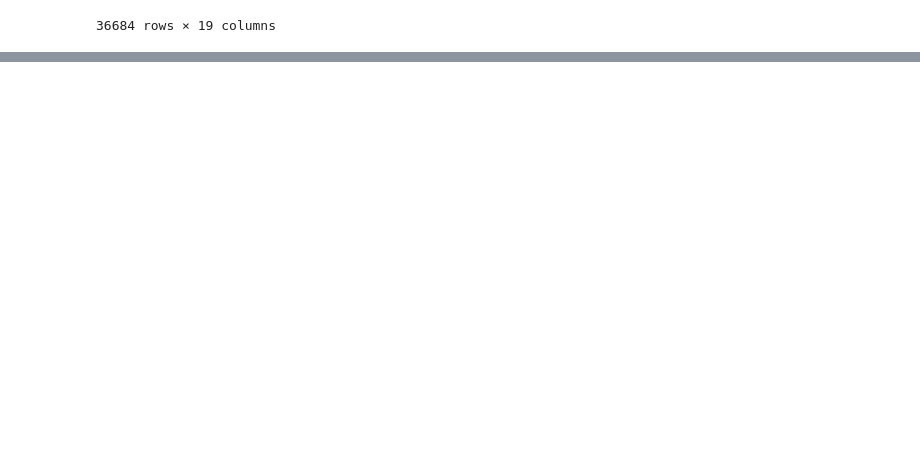
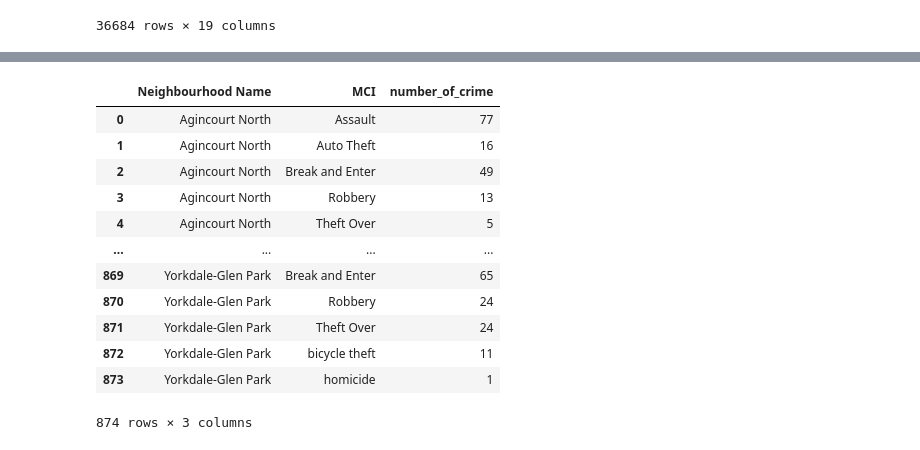
Before and after one commit to neha-nayeem/Project-2, a Jupyter notebook: Data Cleaning.ipynb, the cells around one changed output, grey strips where cells are left out. Saved outputs shown, nothing was run; the diff lists cells and outputs as text; code cells hidden in the pictures; blank space fills up the shorter version.

Commit message:
Update the data cleaning and data output

```diff
--- a/Data Cleaning.ipynb
+++ b/Data Cleaning.ipynb
@@ -217,0 +243,18 @@ merged_df.to_csv("Data Output/neighbourhood_crime_2016.csv",index=False)
+# %%
+new_data="Data-Output/number_of_crime_2016.csv"
+new_df = pd.read_csv(new_data)
+new_df
+# %% [output]
+|  | Neighbourhood Name | MCI | number_of_crime |
+| 0 | Agincourt North | Assault | 77 |
+| 1 | Agincourt North | Auto Theft | 16 |
+| 2 | Agincourt North | Break and Enter | 49 |
+| 3 | Agincourt North | Robbery | 13 |
+| 4 | Agincourt North | Theft Over | 5 |
+| ... | ... | ... | ... |
+| 869 | Yorkdale-Glen Park | Break and Enter | 65 |
+| 870 | Yorkdale-Glen Park | Robbery | 24 |
+| 871 | Yorkdale-Glen Park | Theft Over | 24 |
+| 872 | Yorkdale-Glen Park | bicycle theft | 11 |
+| 873 | Yorkdale-Glen Park | homicide | 1 |
+874 rows × 3 columns
```
Also changed, not shown: parts of 4 cells of this notebook, 2 other files.
